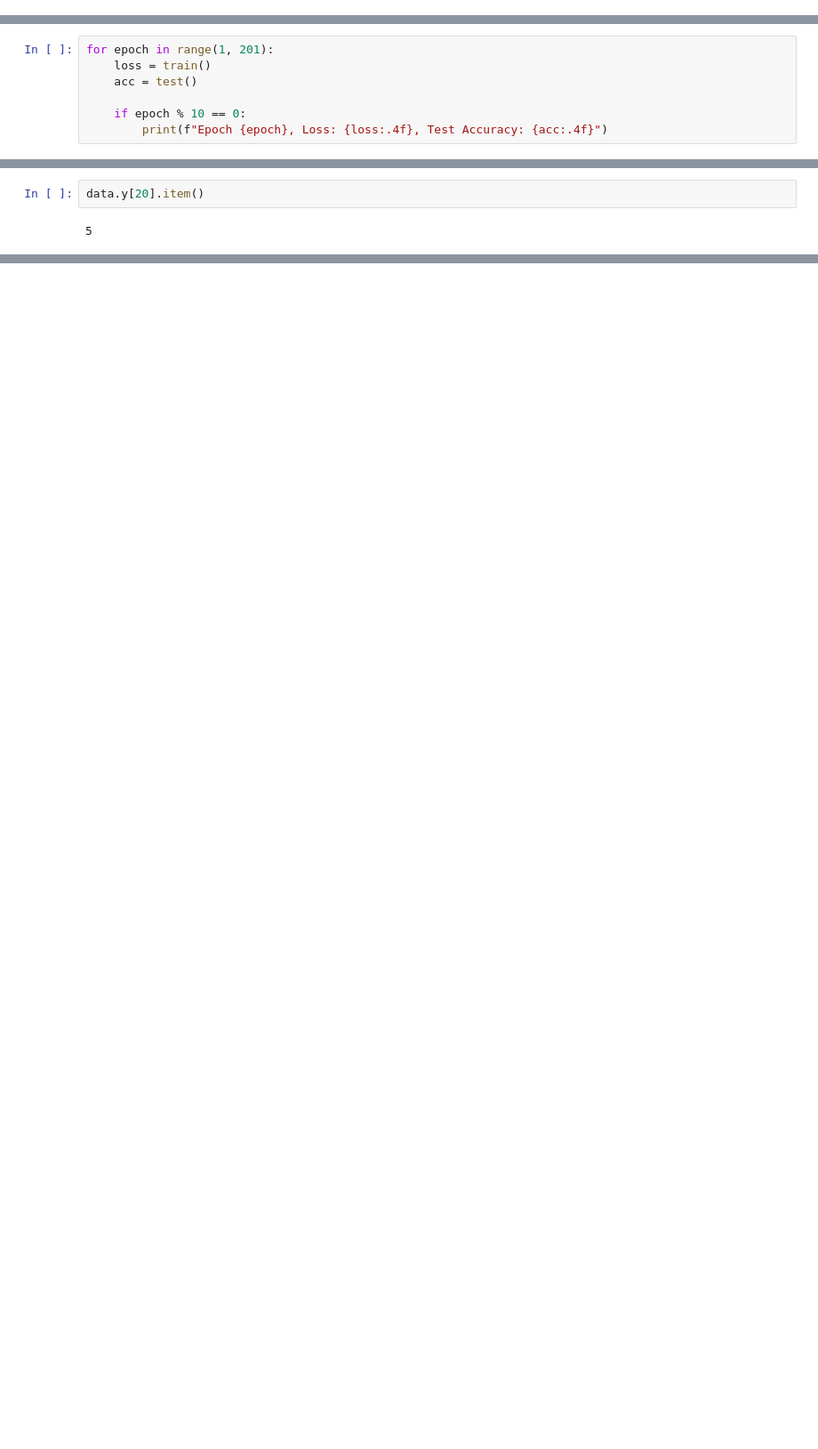
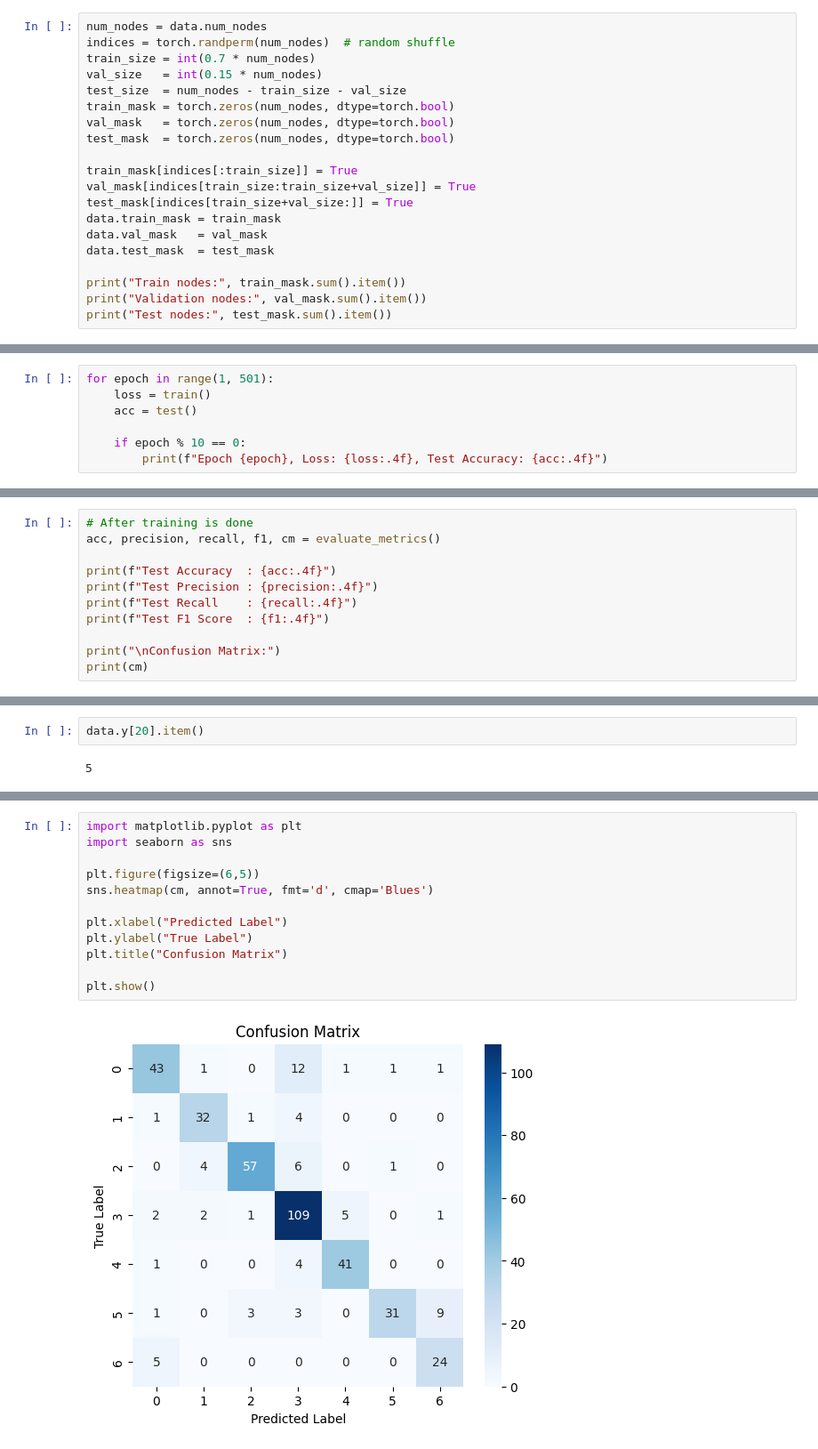
Before and after one commit to rajsthnp/neutrosophic, a Jupyter notebook: main.ipynb, the cells around one changed output, grey strips where cells are left out. Shown at 89% size. Cells and saved outputs as stored; diff of their text form; blank space fills up the shorter version.

Commit message:
with visualizations

```diff
--- a/main.ipynb
+++ b/main.ipynb
@@ -23,0 +31,20 @@ Done!
+# %%
+num_nodes = data.num_nodes
+indices = torch.randperm(num_nodes)  # random shuffle
+train_size = int(0.7 * num_nodes)
+val_size   = int(0.15 * num_nodes)
+test_size  = num_nodes - train_size - val_size
+train_mask = torch.zeros(num_nodes, dtype=torch.bool)
+val_mask   = torch.zeros(num_nodes, dtype=torch.bool)
+test_mask  = torch.zeros(num_nodes, dtype=torch.bool)
+
+train_mask[indices[:train_size]] = True
+val_mask[indices[train_size:train_size+val_size]] = True
+test_mask[indices[train_size+val_size:]] = True
+data.train_mask = train_mask
+data.val_mask   = val_mask
+data.test_mask  = test_mask
+
+print("Train nodes:", train_mask.sum().item())
+print("Validation nodes:", val_mask.sum().item())
+print("Test nodes:", test_mask.sum().item())
@@ -139,7 +212,7 @@ def test():
 
     return acc
 # %%
-for epoch in range(1, 201):
+for epoch in range(1, 501):
     loss = train()
     acc = test()
 
@@ -240,3 +315,14 @@ def evaluate_metrics():
         cm = confusion_matrix(y_true, y_pred)
 
     return acc, precision, recall, f1, cm
+# %%
+# After training is done
+acc, precision, recall, f1, cm = evaluate_metrics()
+
+print(f"Test Accuracy  : {acc:.4f}")
+print(f"Test Precision : {precision:.4f}")
+print(f"Test Recall    : {recall:.4f}")
+print(f"Test F1 Score  : {f1:.4f}")
+
+print("\nConfusion Matrix:")
+print(cm)
@@ -283,0 +384,14 @@ Node 2705: Pred = 5, Actual = 3
+# %%
+import matplotlib.pyplot as plt
+import seaborn as sns
+
+plt.figure(figsize=(6,5))
+sns.heatmap(cm, annot=True, fmt='d', cmap='Blues')
+
+plt.xlabel("Predicted Label")
+plt.ylabel("True Label")
+plt.title("Confusion Matrix")
+
+plt.show()
+# %% [output]
+[figure, added]
```
Also changed, not shown: parts of 14 cells of this notebook.
